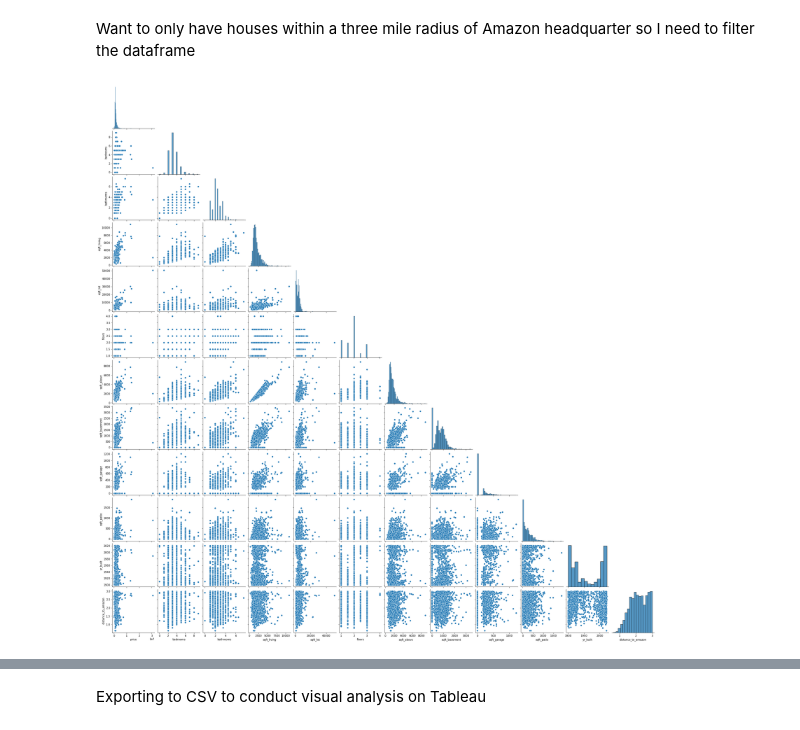
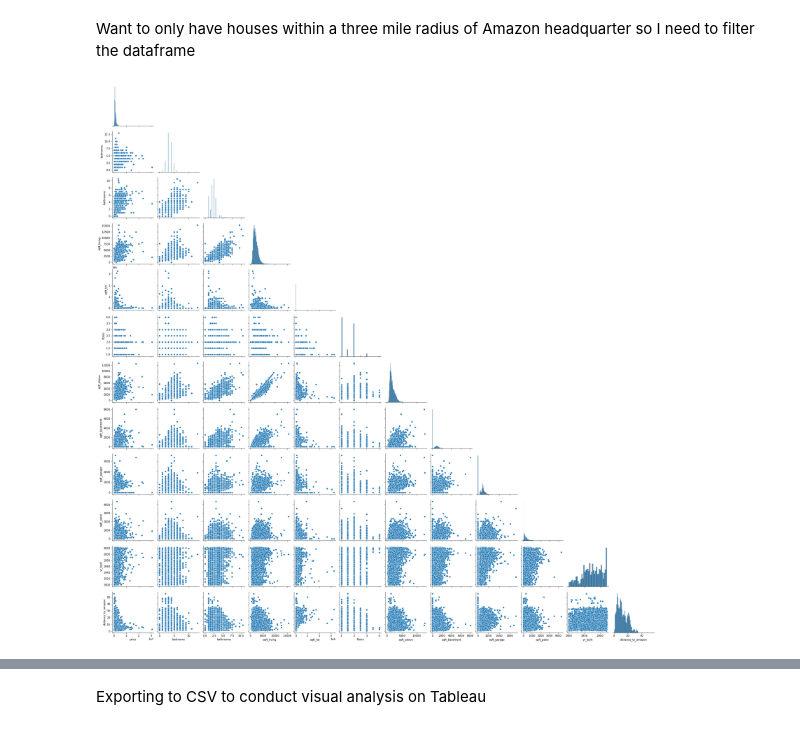
Before and after one commit to ddcots24/King_County_Housing, a Jupyter notebook: Housing_Analysis.ipynb, the cells around one changed output, grey strips where cells are left out. Cells and saved outputs as stored; diff of their text form; code cells hidden in the pictures.

```diff
--- a/Housing_Analysis.ipynb
+++ b/Housing_Analysis.ipynb
@@ -200,7 +203,8 @@ amazon_df = real_df[real_df['distance_to_amazon'] <= 3.00]
 # %%
+# taking a look at the correlation between prices and dependent variable
 numerical_list = ['price', 'bedrooms', 'bathrooms', 'sqft_living', 'sqft_lot',
                   'floors', 'sqft_above', 'sqft_basement', 'sqft_garage',
                   'sqft_patio', 'yr_built', 'distance_to_amazon']
-sns.pairplot(amazon_df[numerical_list], corner = True);
+sns.pairplot(real_df[numerical_list], corner = True);
 # %% [output]
-[figure, old version]
+[figure, new version]
```
Also changed, not shown: parts of 4 cells of this notebook.
